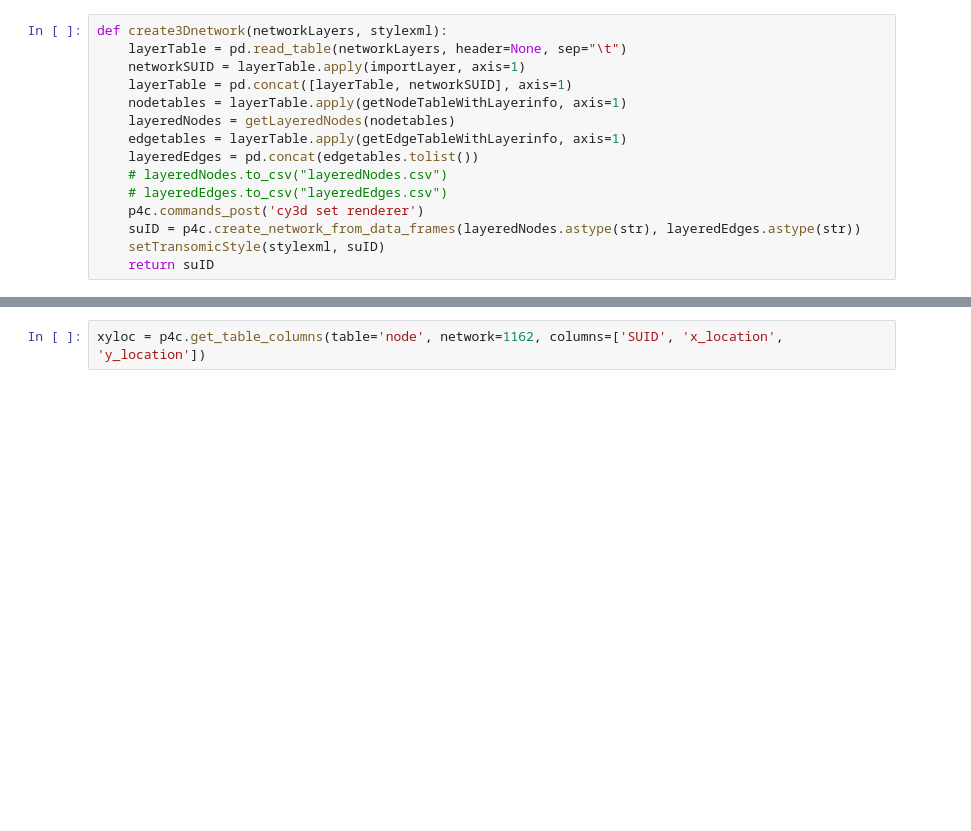
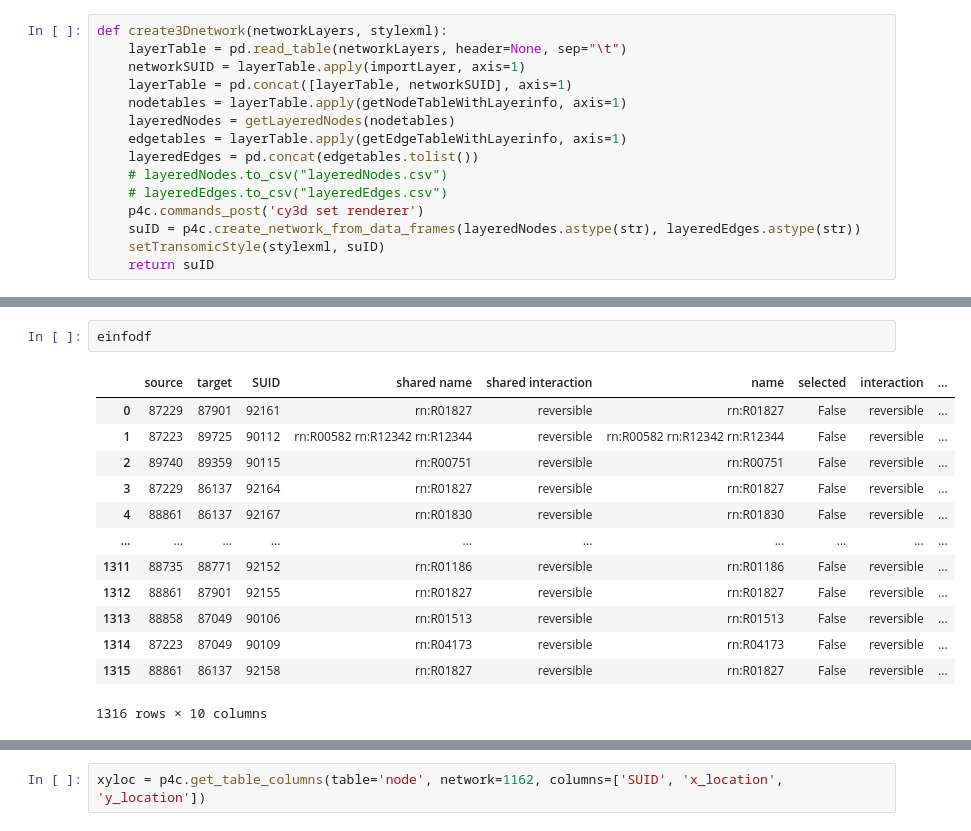
Before and after one commit to ecell/transomics2cytoscape-py, a Jupyter notebook: t2c.ipynb, the cells around one changed output, grey strips where cells are left out. Cells and saved outputs as stored; diff of their text form; blank space fills up the shorter version.

```diff
--- a/t2c.ipynb
+++ b/t2c.ipynb
@@ -53,0 +128,16 @@ def createMidnodes(networkSUID):
+# %%
+einfodf
+# %% [output]
+|  | source | target | SUID | shared name | shared interaction | name | selected | interaction | ... |
+| 0 | 87229 | 87901 | 92161 | rn:R01827 | reversible | rn:R01827 | False | reversible | ... |
+| 1 | 87223 | 89725 | 90112 | rn:R00582 rn:R12342 rn:R12344 | reversible | rn:R00582 rn:R12342 rn:R12344 | False | reversible | ... |
+| 2 | 89740 | 89359 | 90115 | rn:R00751 | reversible | rn:R00751 | False | reversible | ... |
+| 3 | 87229 | 86137 | 92164 | rn:R01827 | reversible | rn:R01827 | False | reversible | ... |
+| 4 | 88861 | 86137 | 92167 | rn:R01830 | reversible | rn:R01830 | False | reversible | ... |
+| ... | ... | ... | ... | ... | ... | ... | ... | ... | ... |
+| 1311 | 88735 | 88771 | 92152 | rn:R01186 | reversible | rn:R01186 | False | reversible | ... |
+| 1312 | 88861 | 87901 | 92155 | rn:R01827 | reversible | rn:R01827 | False | reversible | ... |
+| 1313 | 88858 | 87049 | 90106 | rn:R01513 | reversible | rn:R01513 | False | reversible | ... |
+| 1314 | 87223 | 87049 | 90109 | rn:R04173 | reversible | rn:R04173 | False | reversible | ... |
+| 1315 | 88861 | 86137 | 92158 | rn:R01827 | reversible | rn:R01827 | False | reversible | ... |
+1316 rows × 10 columns
```
Also changed, not shown: parts of 26 cells of this notebook.
